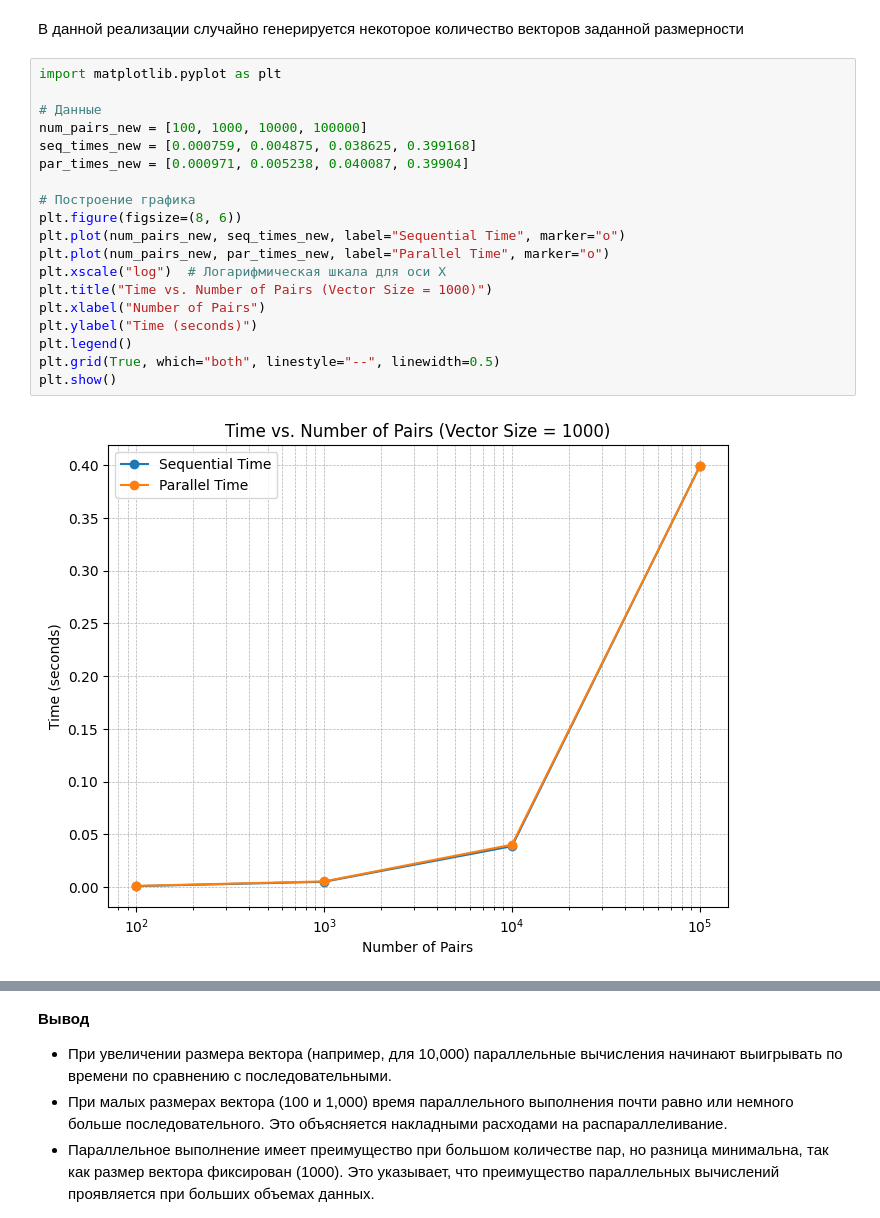
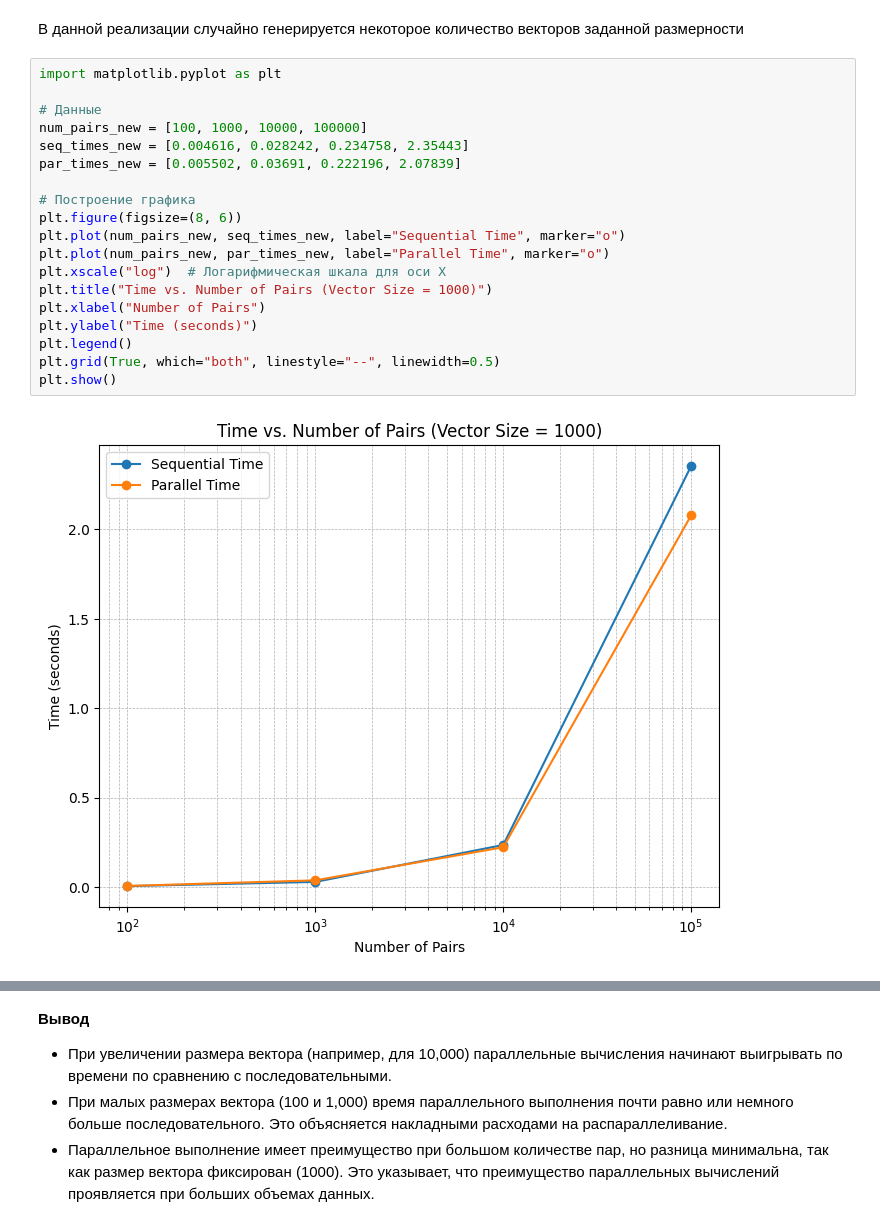
Before and after one commit to naelxd/openmp_ex_univ, a Jupyter notebook: Отчет.ipynb, the cells around one changed output, grey strips where cells are left out. Cells and saved outputs as stored; diff of their text form.

```diff
--- a/Отчет.ipynb
+++ b/Отчет.ipynb
@@ -455,24 +454,24 @@ plt.show()
 # %%
 import matplotlib.pyplot as plt
 
 # Данные
 num_pairs_new = [100, 1000, 10000, 100000]
-seq_times_new = [0.000759, 0.004875, 0.038625, 0.399168]
-par_times_new = [0.000971, 0.005238, 0.040087, 0.39904]
+seq_times_new = [0.004616, 0.028242, 0.234758, 2.35443]
+par_times_new = [0.005502, 0.03691, 0.222196, 2.07839]
 
 # Построение графика
 plt.figure(figsize=(8, 6))
 plt.plot(num_pairs_new, seq_times_new, label="Sequential Time", marker="o")
 plt.plot(num_pairs_new, par_times_new, label="Parallel Time", marker="o")
 plt.xscale("log")  # Логарифмическая шкала для оси X
 plt.title("Time vs. Number of Pairs (Vector Size = 1000)")
 plt.xlabel("Number of Pairs")
 plt.ylabel("Time (seconds)")
 plt.legend()
 plt.grid(True, which="both", linestyle="--", linewidth=0.5)
 plt.show()
 # %% [output]
-[figure, old version]
+[figure, new version]
 # %%
 import matplotlib.pyplot as plt
 
```
Also changed, not shown: parts of 2 cells of this notebook, 1 other file.
